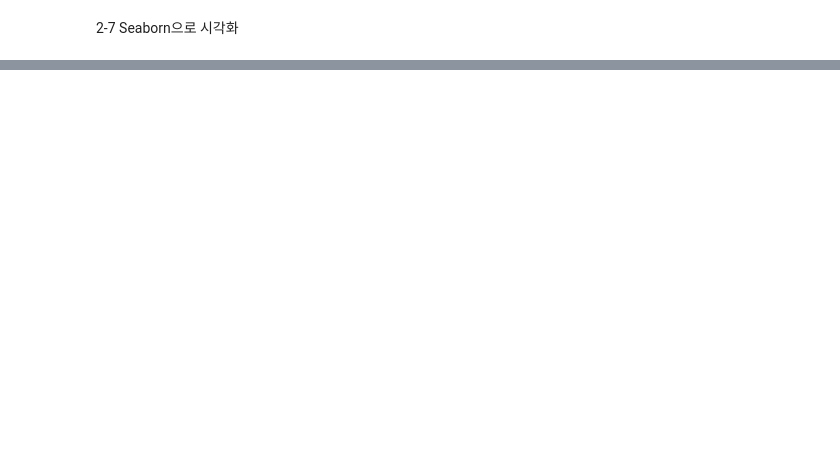
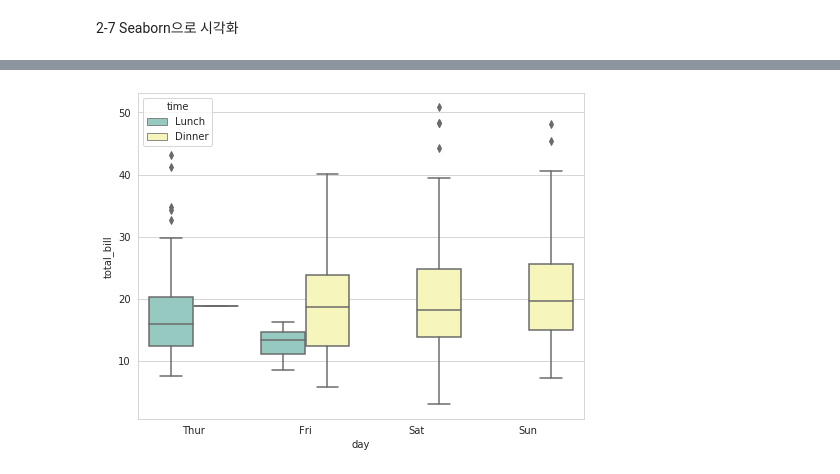
Before and after one commit to mike2ox/databreak-python-basic, a Jupyter notebook: data_science_by_python_02.ipynb, the cells around one changed output, grey strips where cells are left out. Saved outputs shown, nothing was run; the diff lists cells and outputs as text; code cells hidden in the pictures; blank space fills up the shorter version.

```diff
--- a/data_science_by_python_02.ipynb
+++ b/data_science_by_python_02.ipynb
@@ -362 +363,5 @@ plt.show()
 [figure]
+# %%
+sns.set_style('whitegrid')
+tips = sns.load_dataset('tips')
+tips.head()
@@ -362,0 +375,8 @@ plt.show()
+# %%
+plt.figure(figsize=(8,6))
+# tips dataset을 boxplot형식으로 보여줌
+# hue : 구분할 column, palette : 표의 색상(디자인)
+sns.boxplot(x='day', y='total_bill', hue='time', data=tips, palette="Set3")
+plt.show()
+# %% [output]
+[figure, added]
```
Also changed, not shown: parts of 22 cells of this notebook.
